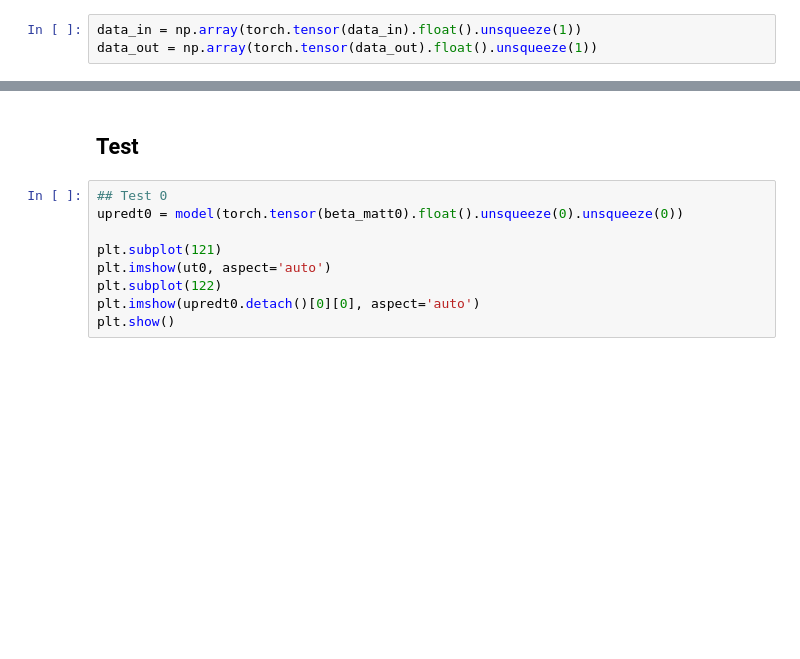
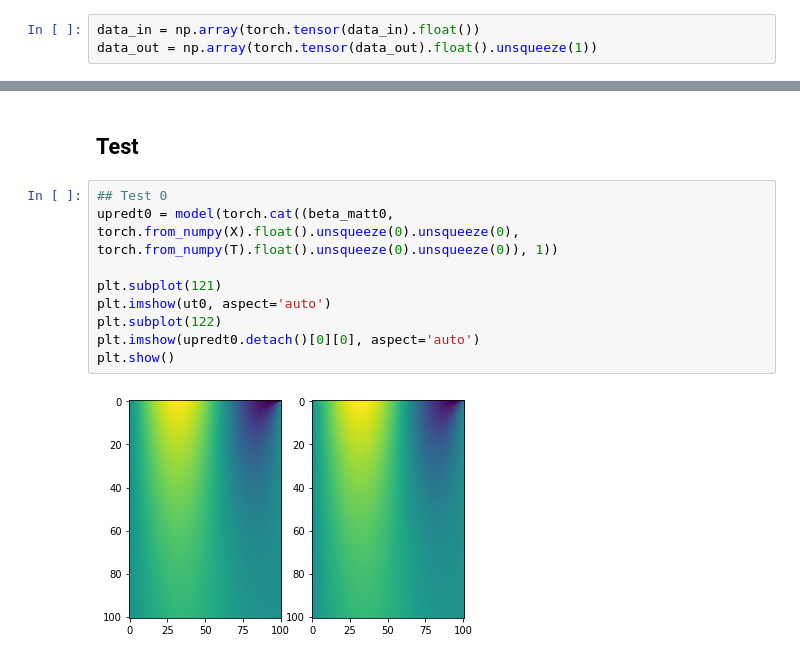
Before and after one commit to Hrrsmjd/fourier_neural_operator, a Jupyter notebook: temp/fourier_2d_heat_equation.ipynb, the cells around one changed output, grey strips where cells are left out. Cells and saved outputs as stored; diff of their text form; blank space fills up the shorter version.

```diff
--- a/temp/fourier_2d_heat_equation.ipynb
+++ b/temp/fourier_2d_heat_equation.ipynb
@@ -115,6 +115,6 @@ for _ in range(n):
     data_out.append(u)
 # %%
-data_in = np.array(torch.tensor(data_in).float().unsqueeze(1))
+data_in = np.array(torch.tensor(data_in).float())
 data_out = np.array(torch.tensor(data_out).float().unsqueeze(1))
 # %%
 ## Data Loader
@@ -513,12 +527,14 @@ loss: 0.337373  [    0/ 1000]
 ## Test
 # %%
 ## Test 0
-upredt0 = model(torch.tensor(beta_matt0).float().unsqueeze(0).unsqueeze(0))
+upredt0 = model(torch.cat((beta_matt0, torch.from_numpy(X).float().unsqueeze(0).unsqueeze(0), torch.from_numpy(T).float().unsqueeze(0).unsqueeze(0)), 1))
 
 plt.subplot(121)
 plt.imshow(ut0, aspect='auto')
 plt.subplot(122)
 plt.imshow(upredt0.detach()[0][0], aspect='auto')
 plt.show()
+# %% [output]
+[figure, added]
 # %%
 ## Test 1
```
Also changed, not shown: parts of 12 cells of this notebook, 1 other file.
